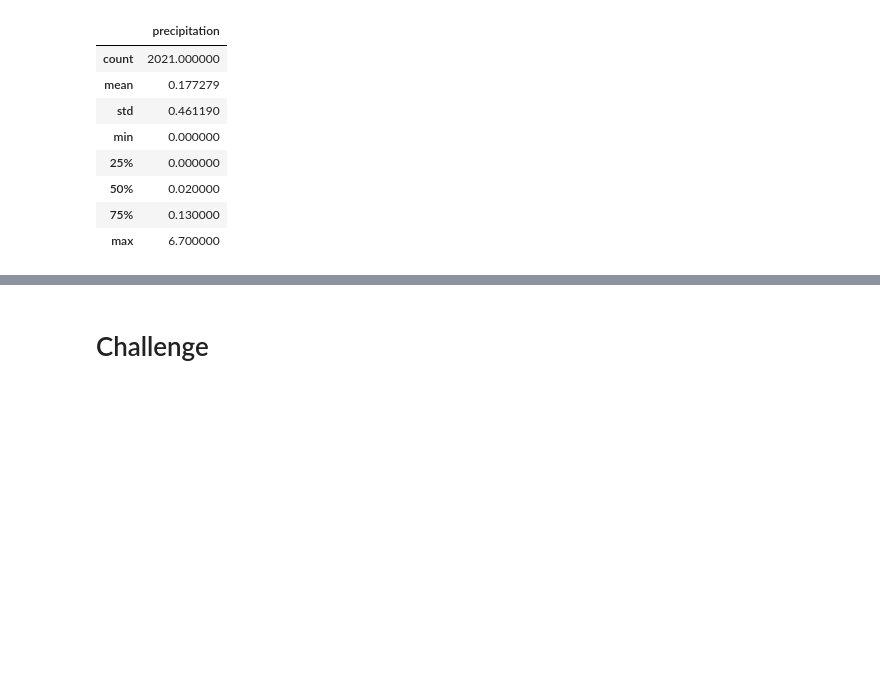
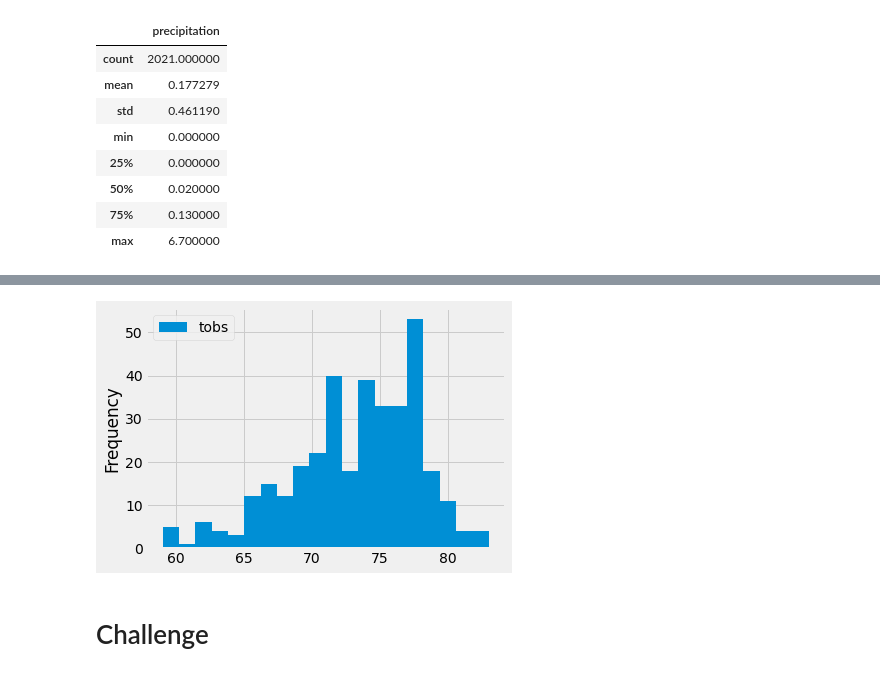
Before and after one commit to gcolareta/Surfs_up, a Jupyter notebook: climate_analysis.ipynb, the cells around one changed output, grey strips where cells are left out. Cells and saved outputs as stored; diff of their text form; code cells hidden in the pictures; blank space fills up the shorter version.

```diff
--- a/climate_analysis.ipynb
+++ b/climate_analysis.ipynb
@@ -135,3 +198,9 @@ df.describe()
+# %%
+# create a histogram to plot the temperature observations - 20 bins
+df.plot.hist(bins=20)
+plt.tight_layout()
+# %% [output]
+[figure, added]
 # %%
 # Choose the station with the highest number of temperature observations.
 # Query the last 12 months of temperature observation data for this station and plot the results as a histogram
```
Also changed, not shown: parts of 7 cells of this notebook.
